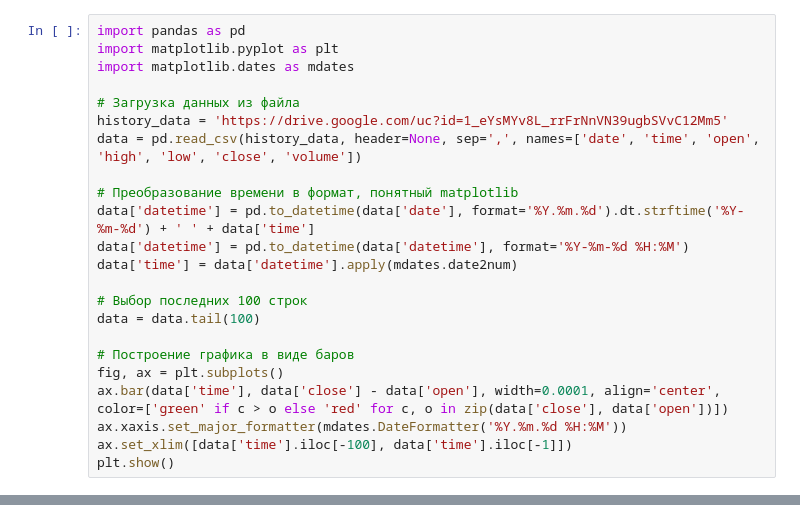
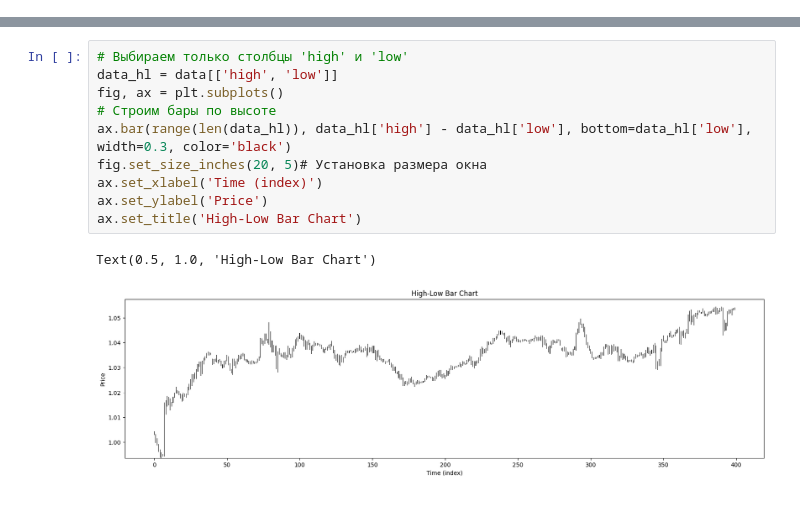
Before and after one commit to Hohlas/Nero, a Jupyter notebook: fx.ipynb, the cells around one changed output, grey strips where cells are left out. Drawn from its saved outputs; the diff is of its cells as text.

```diff
--- a/fx.ipynb
+++ b/fx.ipynb
@@ -53,23 +46,0 @@ plt.show()
-# %%
-import pandas as pd
-import matplotlib.pyplot as plt
-import matplotlib.dates as mdates
-
-# Загрузка данных из файла
-history_data = 'https://drive.google.com/uc?id=1_eYsMYv8L_rrFrNnVN39ugbSVvC12Mm5'
-data = pd.read_csv(history_data, header=None, sep=',', names=['date', 'time', 'open', 'high', 'low', 'close', 'volume'])
-
-# Преобразование времени в формат, понятный matplotlib
-data['datetime'] = pd.to_datetime(data['date'], format='%Y.%m.%d').dt.strftime('%Y-%m-%d') + ' ' + data['time']
-data['datetime'] = pd.to_datetime(data['datetime'], format='%Y-%m-%d %H:%M')
-data['time'] = data['datetime'].apply(mdates.date2num)
-
-# Выбор последних 100 строк
-data = data.tail(100)
-
-# Построение графика в виде баров
-fig, ax = plt.subplots()
-ax.bar(data['time'], data['close'] - data['open'], width=0.0001, align='center', color=['green' if c > o else 'red' for c, o in zip(data['close'], data['open'])])
-ax.xaxis.set_major_formatter(mdates.DateFormatter('%Y.%m.%d %H:%M'))
-ax.set_xlim([data['time'].iloc[-100], data['time'].iloc[-1]])
-plt.show()
@@ -77,0 +47,13 @@ plt.show()
+# %%
+# Выбираем только столбцы 'high' и 'low'
+data_hl = data[['high', 'low']]
+fig, ax = plt.subplots()
+# Строим бары по высоте
+ax.bar(range(len(data_hl)), data_hl['high'] - data_hl['low'], bottom=data_hl['low'], width=0.3, color='black')
+fig.set_size_inches(20, 5)# Установка размера окна
+ax.set_xlabel('Time (index)')
+ax.set_ylabel('Price')
+ax.set_title('High-Low Bar Chart')
+# %% [output]
+Text(0.5, 1.0, 'High-Low Bar Chart')
+[figure, added]
```
Also changed, not shown: parts of 7 cells of this notebook.
